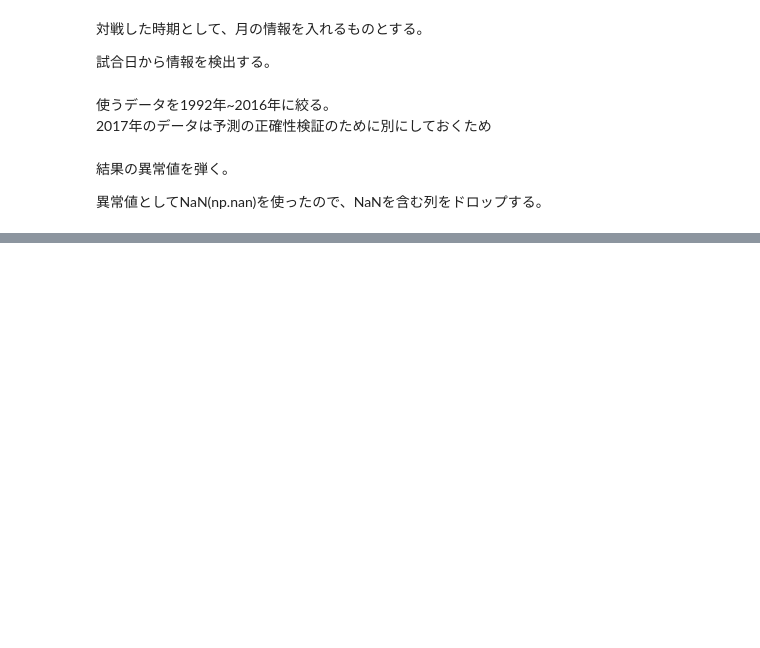
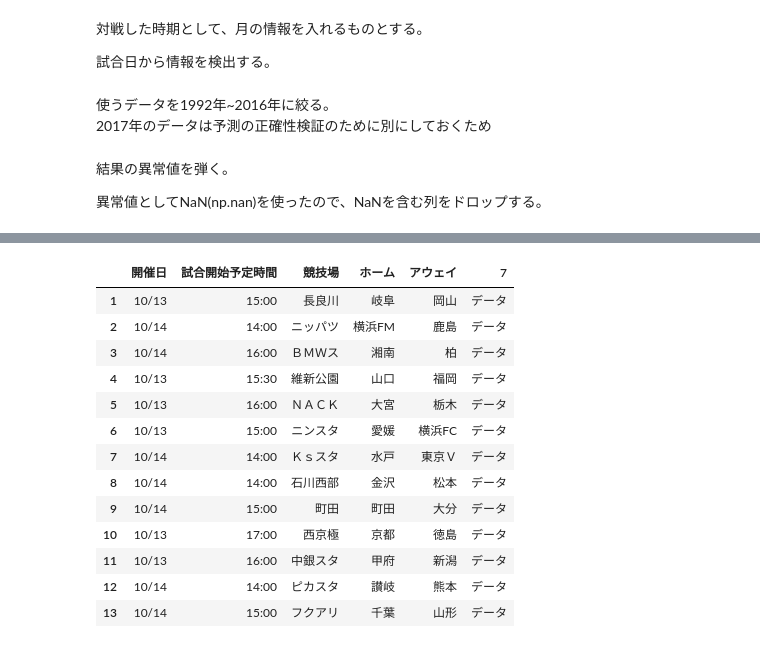
Before and after one commit to mark-n2/toto_notebook, a Jupyter notebook: toto_notebook.ipynb, the cells around one changed output, grey strips where cells are left out. Cells and saved outputs as stored; diff of their text form; code cells hidden in the pictures; blank space fills up the shorter version.

```diff
--- a/toto_notebook.ipynb
+++ b/toto_notebook.ipynb
@@ -251,0 +99,18 @@ len(predict[predict["result"]==predict["predict"]])/len(predict)
+# %%
+toto, miniA, miniB, goal = download.get_toto_schedule(1048)
+display(toto)
+# %% [output]
+|  | 開催日 | 試合開始予定時間 | 競技場 | ホーム | アウェイ | 7 |
+| 1 | 10/13 | 15:00 | 長良川 | 岐阜 | 岡山 | データ |
+| 2 | 10/14 | 14:00 | ニッパツ | 横浜FM | 鹿島 | データ |
+| 3 | 10/14 | 16:00 | ＢＭＷス | 湘南 | 柏 | データ |
+| 4 | 10/13 | 15:30 | 維新公園 | 山口 | 福岡 | データ |
+| 5 | 10/13 | 16:00 | ＮＡＣＫ | 大宮 | 栃木 | データ |
+| 6 | 10/13 | 15:00 | ニンスタ | 愛媛 | 横浜FC | データ |
+| 7 | 10/14 | 14:00 | Ｋｓスタ | 水戸 | 東京Ｖ | データ |
+| 8 | 10/14 | 14:00 | 石川西部 | 金沢 | 松本 | データ |
+| 9 | 10/14 | 15:00 | 町田 | 町田 | 大分 | データ |
+| 10 | 10/13 | 17:00 | 西京極 | 京都 | 徳島 | データ |
+| 11 | 10/13 | 16:00 | 中銀スタ | 甲府 | 新潟 | データ |
+| 12 | 10/14 | 14:00 | ピカスタ | 讃岐 | 熊本 | データ |
+| 13 | 10/14 | 15:00 | フクアリ | 千葉 | 山形 | データ |
```
Also changed, not shown: parts of 40 cells of this notebook, 5 other files.
